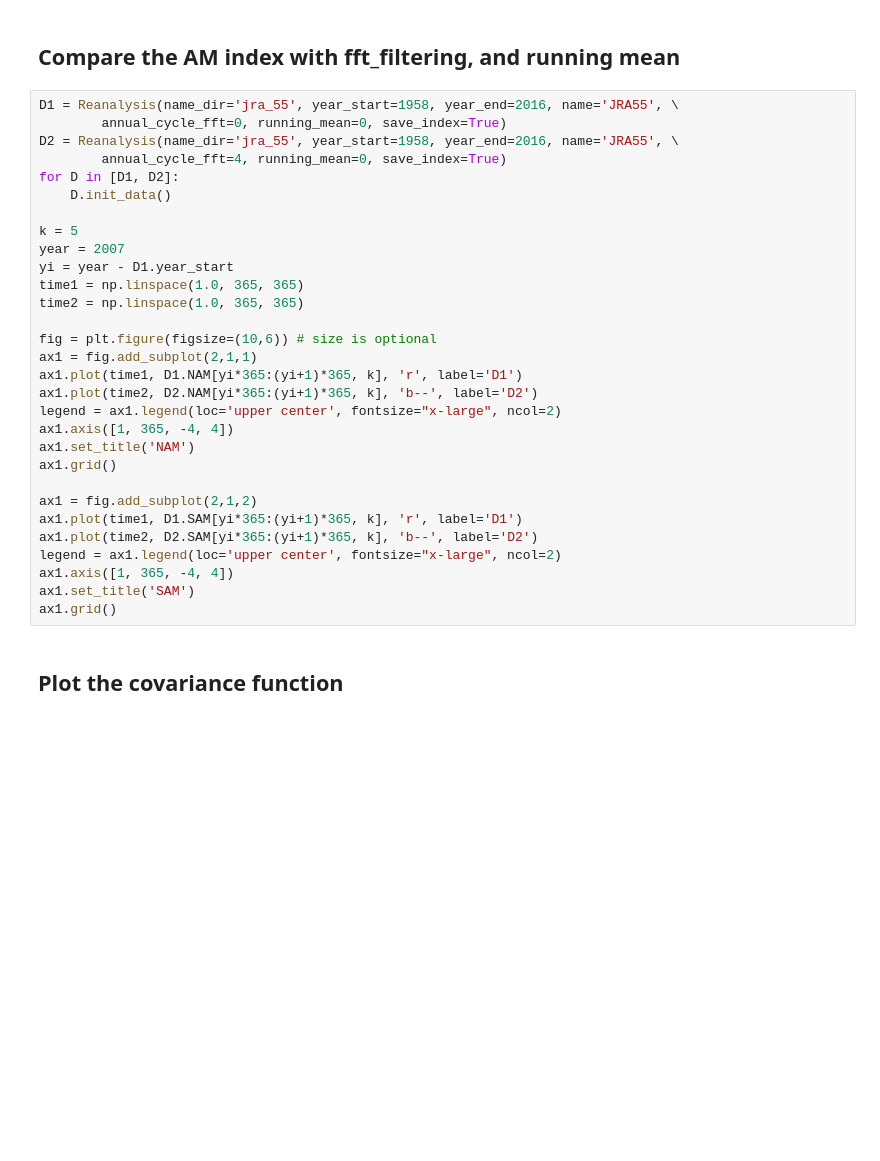
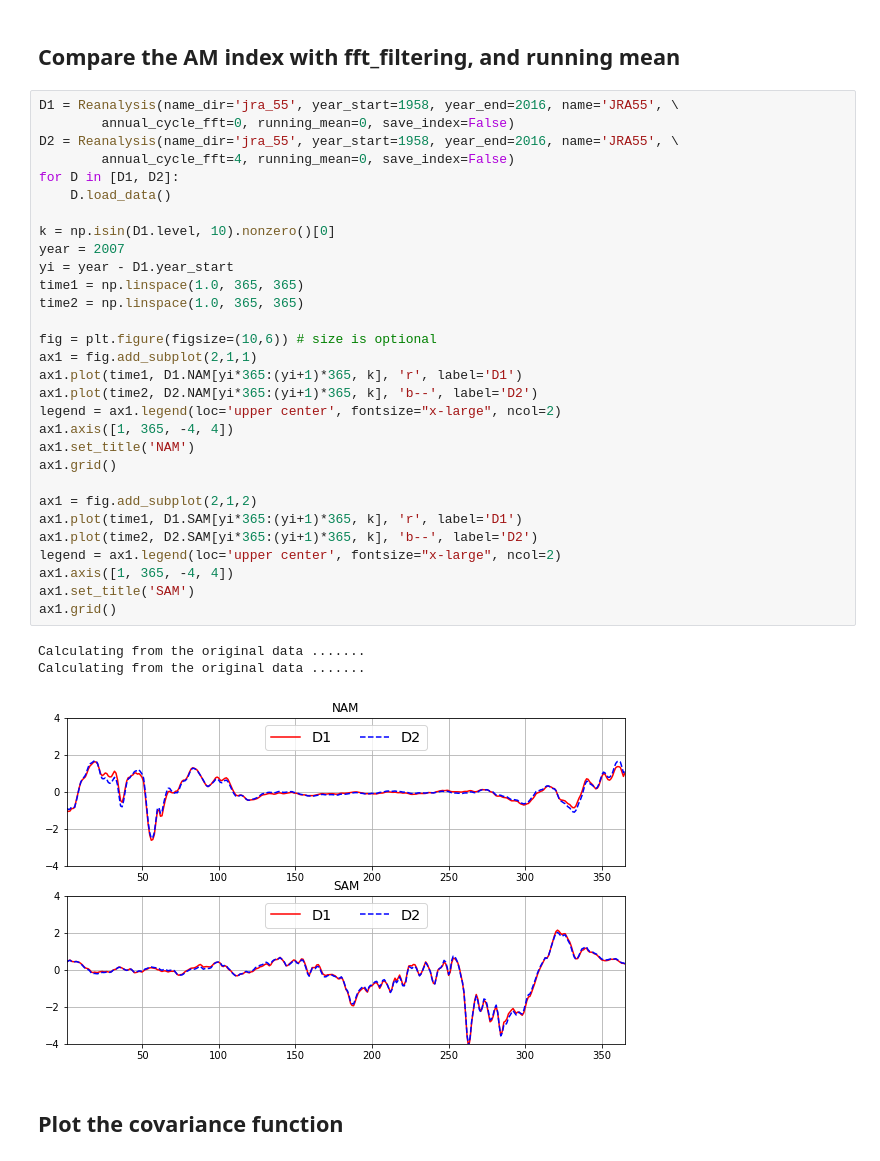
Before and after one commit to gchenpu/python, a Jupyter notebook: AM_indices/read_AM_index_test.ipynb, the cells around one changed output. Drawn from its saved outputs; the diff is of its cells as text; blank space fills up the shorter version.

```diff
--- a/AM_indices/read_AM_index_test.ipynb
+++ b/AM_indices/read_AM_index_test.ipynb
@@ -96,34 +104,38 @@ plot_2year(D1, year=2006, p_level=[10, 100, 1000], save_fig=False)
 ## Compare the AM index with fft_filtering, and running mean
 # %%
 D1 = Reanalysis(name_dir='jra_55', year_start=1958, year_end=2016, name='JRA55', \
-        annual_cycle_fft=0, running_mean=0, save_index=True)
+        annual_cycle_fft=0, running_mean=0, save_index=False)
 D2 = Reanalysis(name_dir='jra_55', year_start=1958, year_end=2016, name='JRA55', \
-        annual_cycle_fft=4, running_mean=0, save_index=True)
+        annual_cycle_fft=4, running_mean=0, save_index=False)
 for D in [D1, D2]:
-    D.init_data()
+    D.load_data()
 
-k = 5
+k = np.isin(D1.level, 10).nonzero()[0]
 year = 2007
 yi = year - D1.year_start
 time1 = np.linspace(1.0, 365, 365)
 time2 = np.linspace(1.0, 365, 365)
 
 fig = plt.figure(figsize=(10,6)) # size is optional
 ax1 = fig.add_subplot(2,1,1)
 ax1.plot(time1, D1.NAM[yi*365:(yi+1)*365, k], 'r', label='D1')
 ax1.plot(time2, D2.NAM[yi*365:(yi+1)*365, k], 'b--', label='D2')
 legend = ax1.legend(loc='upper center', fontsize="x-large", ncol=2)
 ax1.axis([1, 365, -4, 4])
 ax1.set_title('NAM')
 ax1.grid()
 
 ax1 = fig.add_subplot(2,1,2)
 ax1.plot(time1, D1.SAM[yi*365:(yi+1)*365, k], 'r', label='D1')
 ax1.plot(time2, D2.SAM[yi*365:(yi+1)*365, k], 'b--', label='D2')
 legend = ax1.legend(loc='upper center', fontsize="x-large", ncol=2)
 ax1.axis([1, 365, -4, 4])
 ax1.set_title('SAM')
 ax1.grid()
+# %% [output]
+Calculating from the original data .......
+Calculating from the original data .......
+[figure, added]
 # %% [markdown]
 ## Plot the covariance function
 # %%
```
Also changed, not shown: parts of 5 cells of this notebook, 2 other files.
